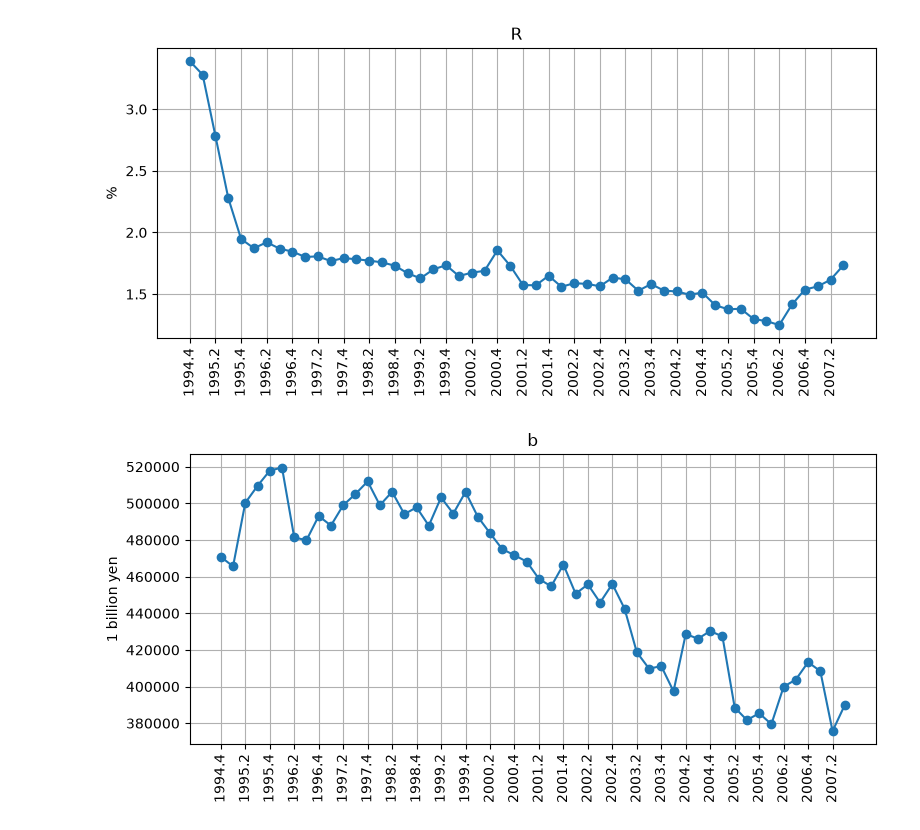
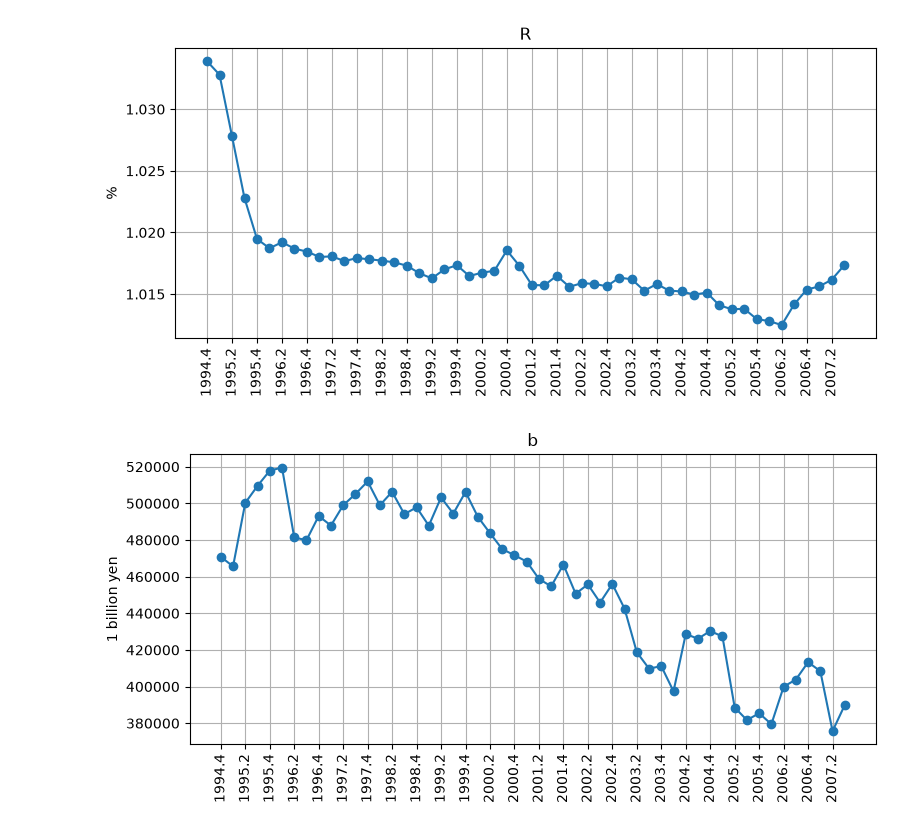
Before and after one commit to Kishimoto-econ/graduation_thesis, a Jupyter notebook: progress/code/data_graph/graph_data.ipynb, the cells around one changed output. Cells and saved outputs as stored; diff of their text form; code cells hidden in the pictures.

```diff
--- a/progress/code/data_graph/graph_data.ipynb
+++ b/progress/code/data_graph/graph_data.ipynb
@@ -7,35 +7,35 @@ r"C:\Users\Kohsu\Desktop\graduation_thesis\progress\data\data.csv"
 )
 
 # x軸：四半期を文字列として扱う
 x = input_csv.iloc[:, 0].astype(str)
 
 # y軸：R
-R = input_csv["R"]
+R = input_csv["R"]/100 + 1
 
 plt.figure(figsize=(8, 4))
 
 plt.plot(
 x,
 R,
 linestyle="solid",
 marker="o"
 )
 
 plt.ylabel("%")
 plt.xticks(
     range(0, len(x), 2),
     x.iloc[::2],
     rotation=90
 )
 plt.title("R")
 
 plt.grid(True)
 
 plt.tight_layout()
 plt.savefig("R_data.png", dpi=300, bbox_inches="tight")
 plt.show()
 # %% [output]
-[figure, old version]
+[figure, new version]
 # %%
 # x軸：四半期を文字列として扱う
 x = input_csv.iloc[:, 0].astype(str)
```
Also changed, not shown: 1 other file.
